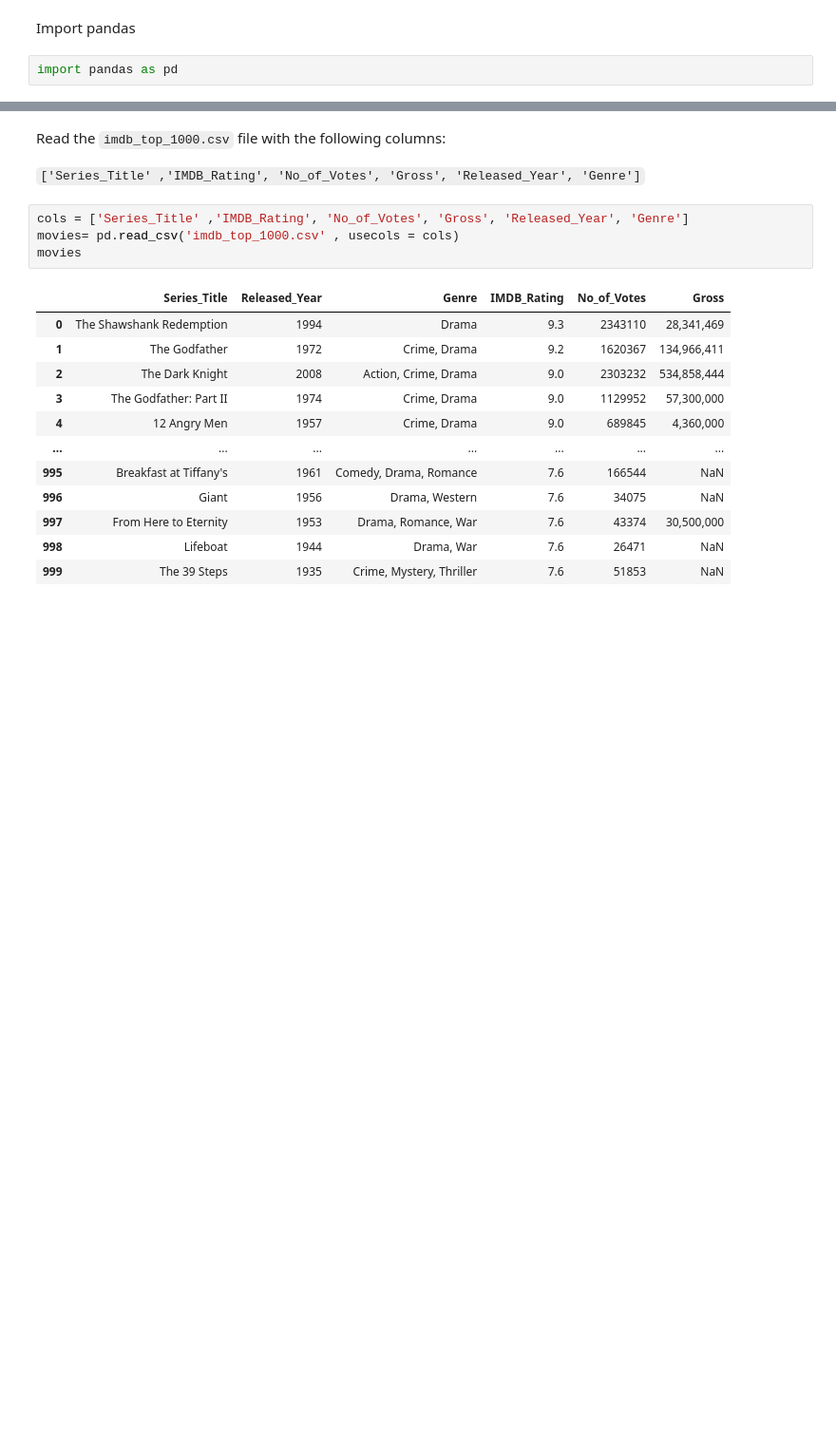
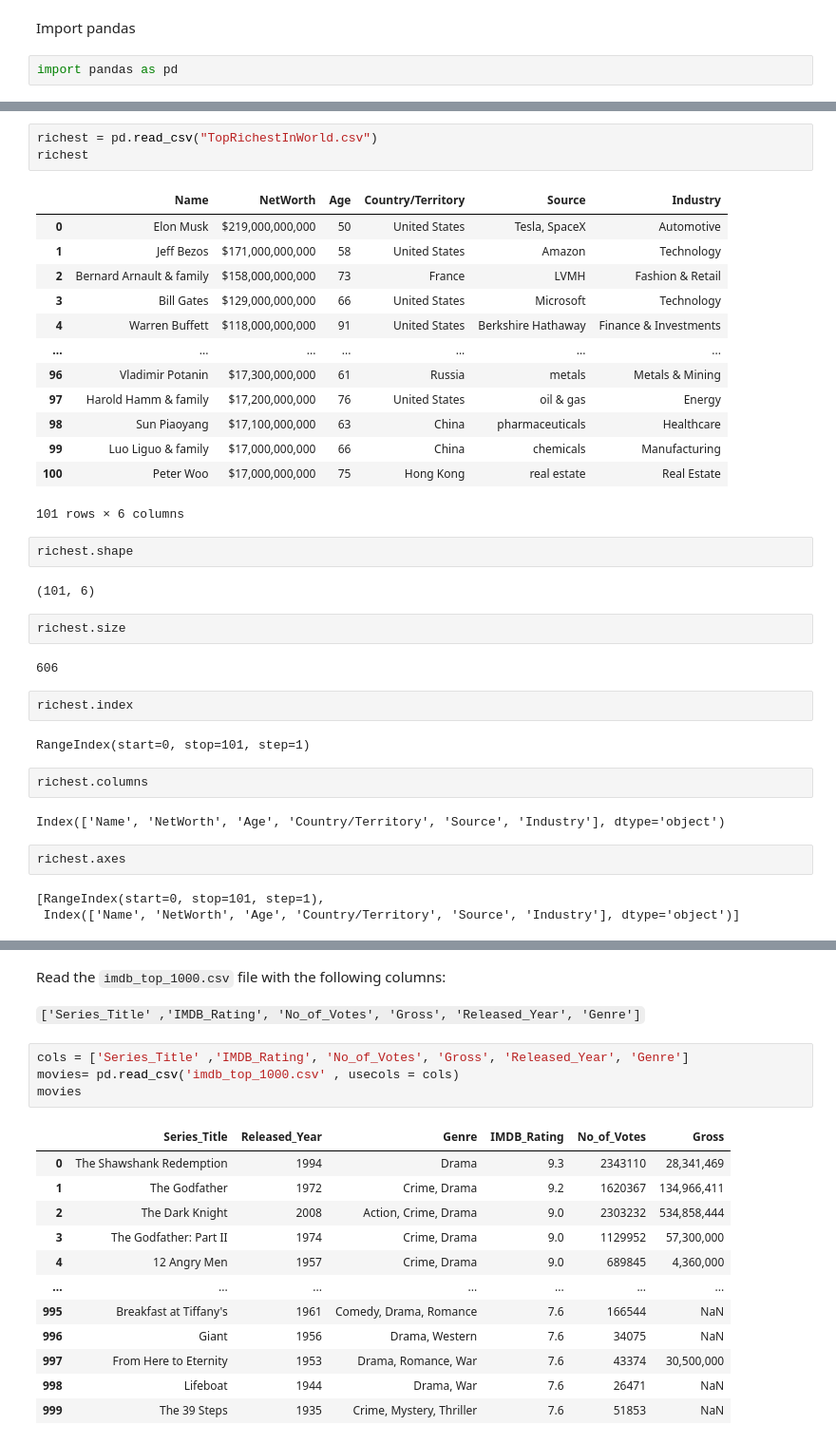
Before and after one commit to AmalSatheesan/Data_Analysis_with_Pandas, a Jupyter notebook: homework_dataframes_001.ipynb, the cells around one changed output, grey strips where cells are left out. Shown: that part at 95% size. Drawn from its saved outputs; the diff is of its cells as text; blank space fills up the shorter version.

Commit message:
dataframe basics

```diff
--- a/homework_dataframes_001.ipynb
+++ b/homework_dataframes_001.ipynb
@@ -4,0 +38,38 @@ import pandas as pd
+# %%
+richest = pd.read_csv("TopRichestInWorld.csv")
+richest
+# %% [output]
+|  | Name | NetWorth | Age | Country/Territory | Source | Industry |
+| 0 | Elon Musk | $219,000,000,000 | 50 | United States | Tesla, SpaceX | Automotive |
+| 1 | Jeff Bezos | $171,000,000,000 | 58 | United States | Amazon | Technology |
+| 2 | Bernard Arnault & family | $158,000,000,000 | 73 | France | LVMH | Fashion & Retail |
+| 3 | Bill Gates | $129,000,000,000 | 66 | United States | Microsoft | Technology |
+| 4 | Warren Buffett | $118,000,000,000 | 91 | United States | Berkshire Hathaway | Finance & Investments |
+| ... | ... | ... | ... | ... | ... | ... |
+| 96 | Vladimir Potanin | $17,300,000,000 | 61 | Russia | metals | Metals & Mining |
+| 97 | Harold Hamm & family | $17,200,000,000 | 76 | United States | oil & gas | Energy |
+| 98 | Sun Piaoyang | $17,100,000,000 | 63 | China | pharmaceuticals | Healthcare |
+| 99 | Luo Liguo & family | $17,000,000,000 | 66 | China | chemicals | Manufacturing |
+| 100 | Peter Woo | $17,000,000,000 | 75 | Hong Kong | real estate | Real Estate |
+101 rows × 6 columns
+# %%
+richest.shape
+# %% [output]
+(101, 6)
+# %%
+richest.size
+# %% [output]
+606
+# %%
+richest.index
+# %% [output]
+RangeIndex(start=0, stop=101, step=1)
+# %%
+richest.columns
+# %% [output]
+Index(['Name', 'NetWorth', 'Age', 'Country/Territory', 'Source', 'Industry'], dtype='object')
+# %%
+richest.axes
+# %% [output]
+[RangeIndex(start=0, stop=101, step=1),
+ Index(['Name', 'NetWorth', 'Age', 'Country/Territory', 'Source', 'Industry'], dtype='object')]
```
Also changed, not shown: parts of 6 cells of this notebook.
